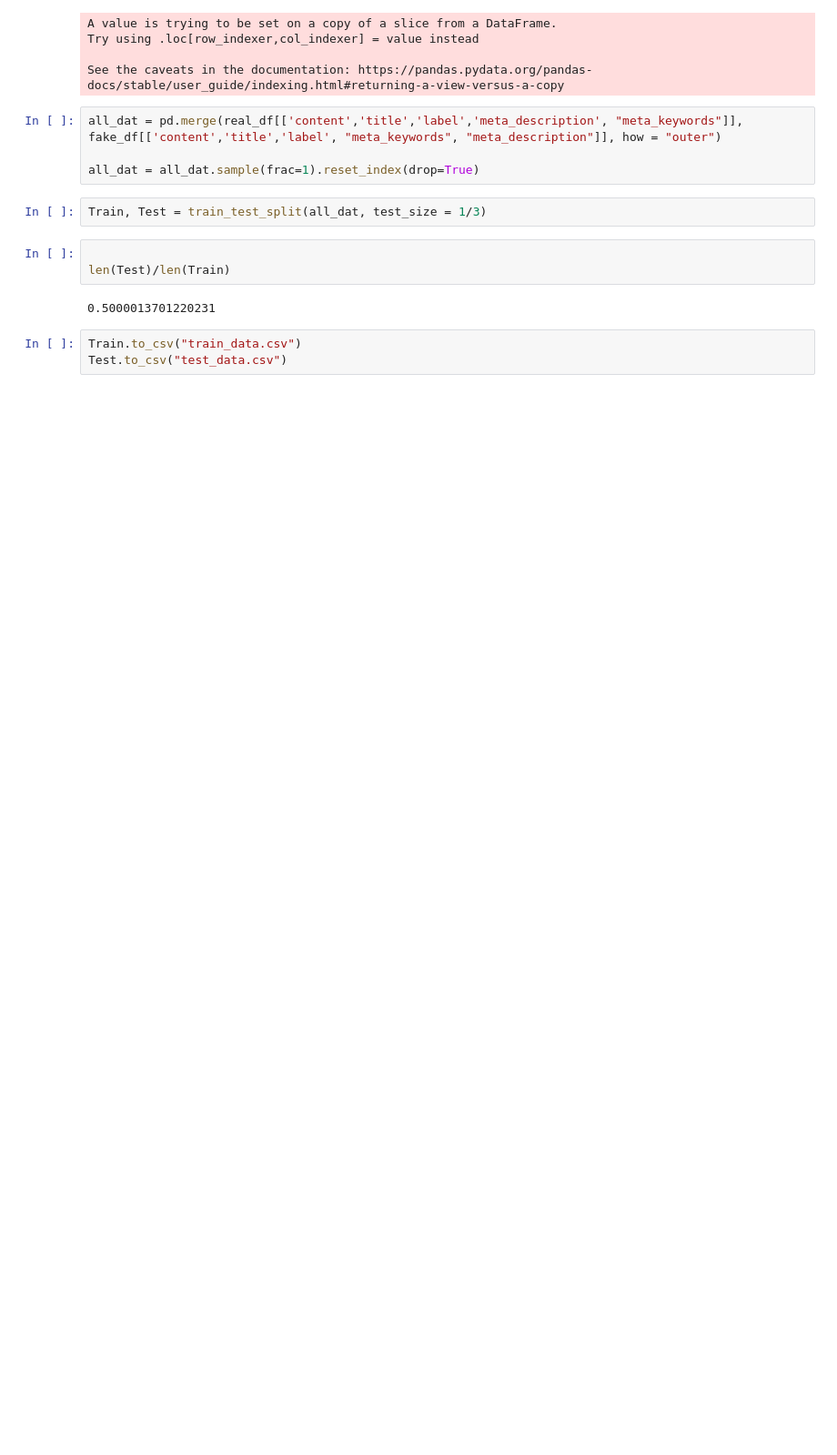
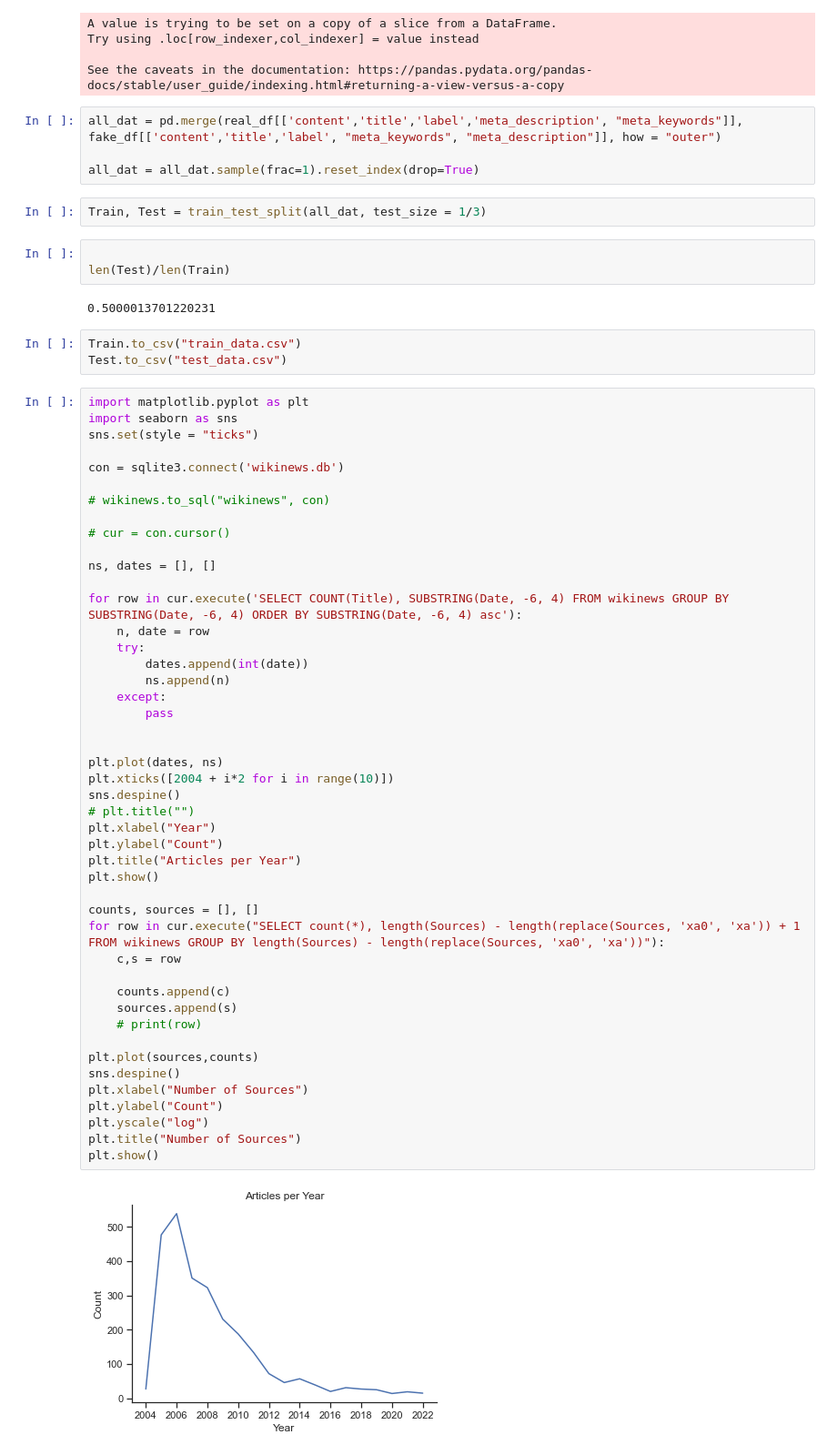
Before and after one commit to JakobSchauser/MLandData, a Jupyter notebook: DataScience/Final Project/final_project_subtask1.ipynb, the cells around one changed output. Shown at 91% size. Drawn from its saved outputs; the diff is of its cells as text; blank space fills up the shorter version.

```diff
--- a/DataScience/Final Project/final_project_subtask1.ipynb
+++ b/DataScience/Final Project/final_project_subtask1.ipynb
@@ -61,3 +61,51 @@ len(Test)/len(Train)
 # %%
 Train.to_csv("train_data.csv")
 Test.to_csv("test_data.csv")
+# %%
+import matplotlib.pyplot as plt
+import seaborn as sns
+sns.set(style = "ticks")
+
+con = sqlite3.connect('wikinews.db')
+
+# wikinews.to_sql("wikinews", con)
+
+# cur = con.cursor()
+
+ns, dates = [], []
+
+for row in cur.execute('SELECT COUNT(Title), SUBSTRING(Date, -6, 4) FROM wikinews GROUP BY SUBSTRING(Date, -6, 4) ORDER BY SUBSTRING(Date, -6, 4) asc'):
+    n, date = row
+    try:
+        dates.append(int(date))
+        ns.append(n)
+    except:
+        pass
+
+
+plt.plot(dates, ns)
+plt.xticks([2004 + i*2 for i in range(10)])
+sns.despine()
+# plt.title("")
+plt.xlabel("Year")
+plt.ylabel("Count")
+plt.title("Articles per Year")
+plt.show()
+
+counts, sources = [], []
+for row in cur.execute("SELECT count(*), length(Sources) - length(replace(Sources, 'xa0', 'xa')) + 1 FROM wikinews GROUP BY length(Sources) - length(replace(Sources, 'xa0', 'xa'))"):
+    c,s = row
+
+    counts.append(c)
+    sources.append(s)
+    # print(row)
+
+plt.plot(sources,counts)
+sns.despine()
+plt.xlabel("Number of Sources")
+plt.ylabel("Count")
+plt.yscale("log")
+plt.title("Number of Sources")
+plt.show()
+# %% [output]
+[figure, added]
```
Also changed, not shown: parts of 1 cell of this notebook, 4 other files.
